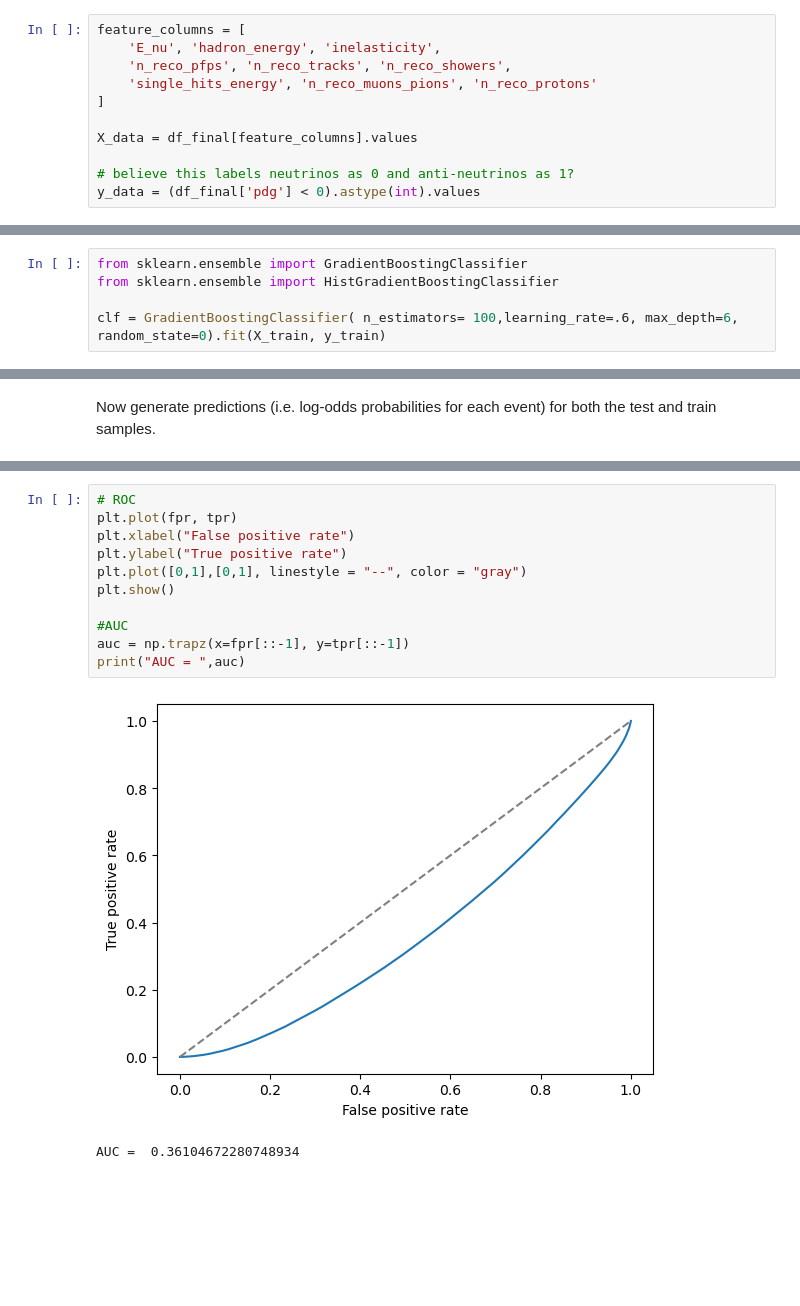
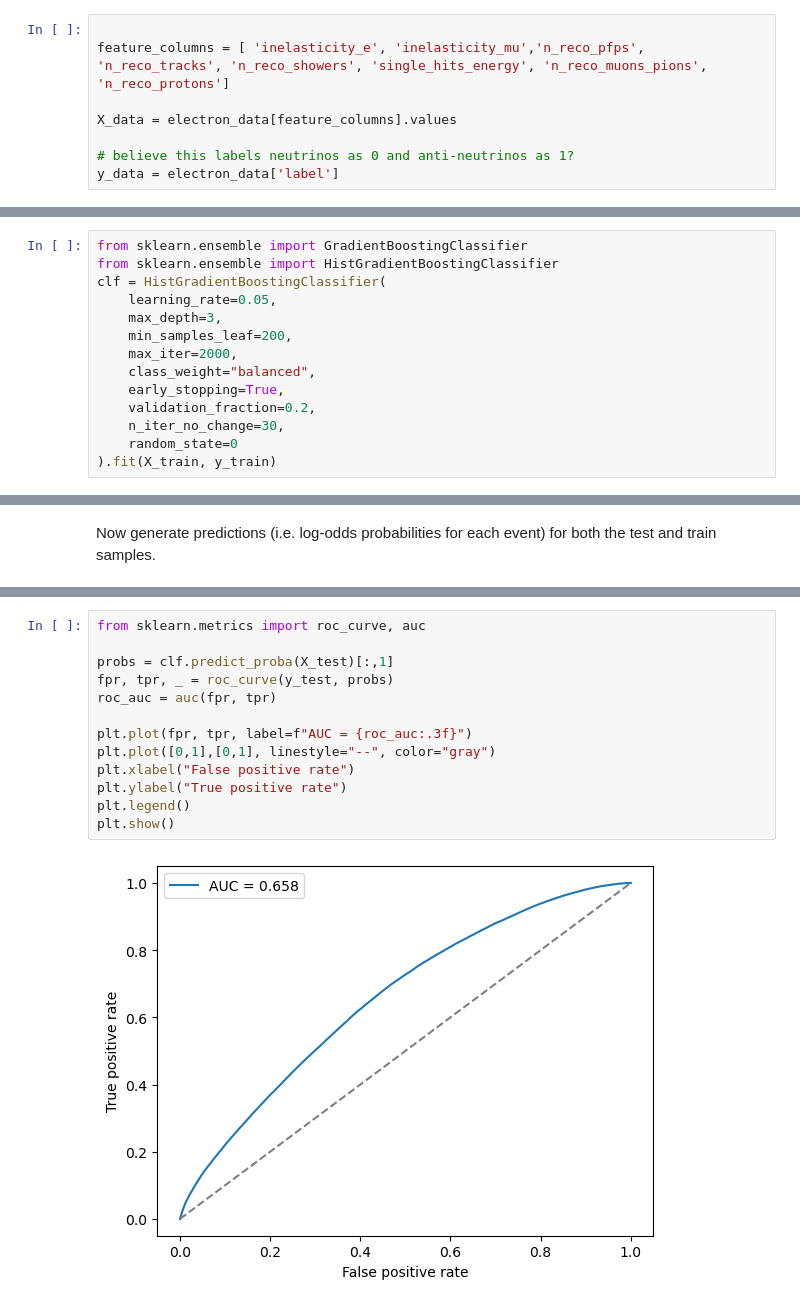
Before and after one commit to bristol-dune/atmospherics-tools, a Jupyter notebook: fast-osc-feedback/nu-nu_bar-BDT/nu-nubar-BDT.ipynb, the cells around one changed output, grey strips where cells are left out. Cells and saved outputs as stored; diff of their text form; blank space fills up the shorter version.

Commit message:
updated data importing to concat before removing reco_ok = false values. tried to optimise bdt a bit also. AUC now0.658

```diff
--- a/fast-osc-feedback/nu-nu_bar-BDT/nu-nubar-BDT.ipynb
+++ b/fast-osc-feedback/nu-nu_bar-BDT/nu-nubar-BDT.ipynb
@@ -68,11 +80,8 @@ Final DataFrame contains 2651027 events.
 # %%
-feature_columns = [
-    'E_nu', 'hadron_energy', 'inelasticity',
-    'n_reco_pfps', 'n_reco_tracks', 'n_reco_showers',
-    'single_hits_energy', 'n_reco_muons_pions', 'n_reco_protons'
-]
 
-X_data = df_final[feature_columns].values
+feature_columns = [ 'inelasticity_e', 'inelasticity_mu','n_reco_pfps', 'n_reco_tracks', 'n_reco_showers', 'single_hits_energy', 'n_reco_muons_pions', 'n_reco_protons']
+
+X_data = electron_data[feature_columns].values
 
 # believe this labels neutrinos as 0 and anti-neutrinos as 1?
-y_data = (df_final['pdg'] < 0).astype(int).values
+y_data = electron_data['label']
@@ -127,5 +107,14 @@ Train the BDT using the `GradientBoostingClassifier` from sci-kit learn.  Note t
 # %%
 from sklearn.ensemble import GradientBoostingClassifier
 from sklearn.ensemble import HistGradientBoostingClassifier
-
-clf = GradientBoostingClassifier( n_estimators= 100,learning_rate=.6, max_depth=6, random_state=0).fit(X_train, y_train)
+clf = HistGradientBoostingClassifier(
+	learning_rate=0.05,
+	max_depth=3,
+	min_samples_leaf=200,
+	max_iter=2000,
+	class_weight="balanced",
+	early_stopping=True,
+	validation_fraction=0.2,
+	n_iter_no_change=30,
+	random_state=0
+).fit(X_train, y_train)
@@ -227,17 +171,18 @@ plt.show()
 # %%
-# ROC
-plt.plot(fpr, tpr)
+from sklearn.metrics import roc_curve, auc
+
+probs = clf.predict_proba(X_test)[:,1]
+fpr, tpr, _ = roc_curve(y_test, probs)
+roc_auc = auc(fpr, tpr)
+
+plt.plot(fpr, tpr, label=f"AUC = {roc_auc:.3f}")
+plt.plot([0,1],[0,1], linestyle="--", color="gray")
 plt.xlabel("False positive rate")
 plt.ylabel("True positive rate")
-plt.plot([0,1],[0,1], linestyle = "--", color = "gray")
+plt.legend()
 plt.show()
-
-#AUC
-auc = np.trapz(x=fpr[::-1], y=tpr[::-1])
-print("AUC = ",auc)
 # %% [output]
-[figure, old version]
+[figure, new version]
-AUC =  0.36104672280748934
 # %%
 from sklearn.metrics import confusion_matrix, ConfusionMatrixDisplay
 
```
Also changed, not shown: parts of 19 cells of this notebook, 2 other files.
